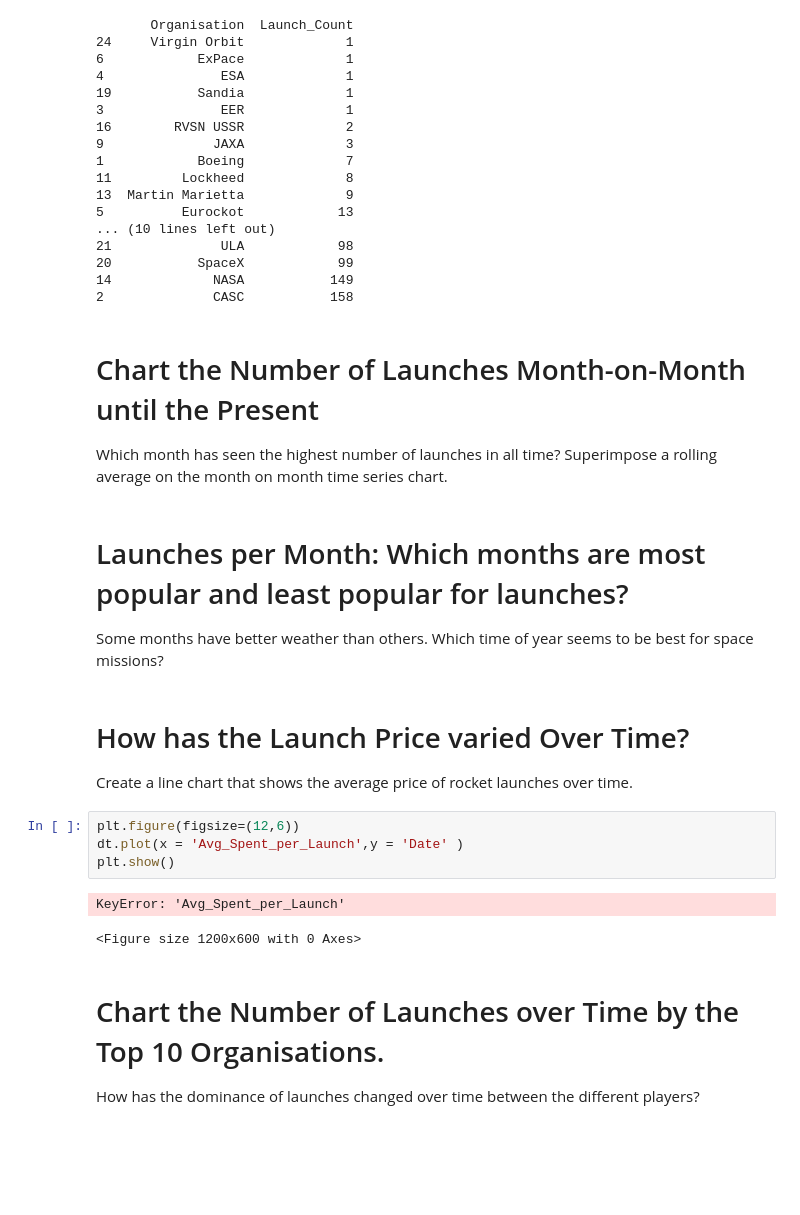
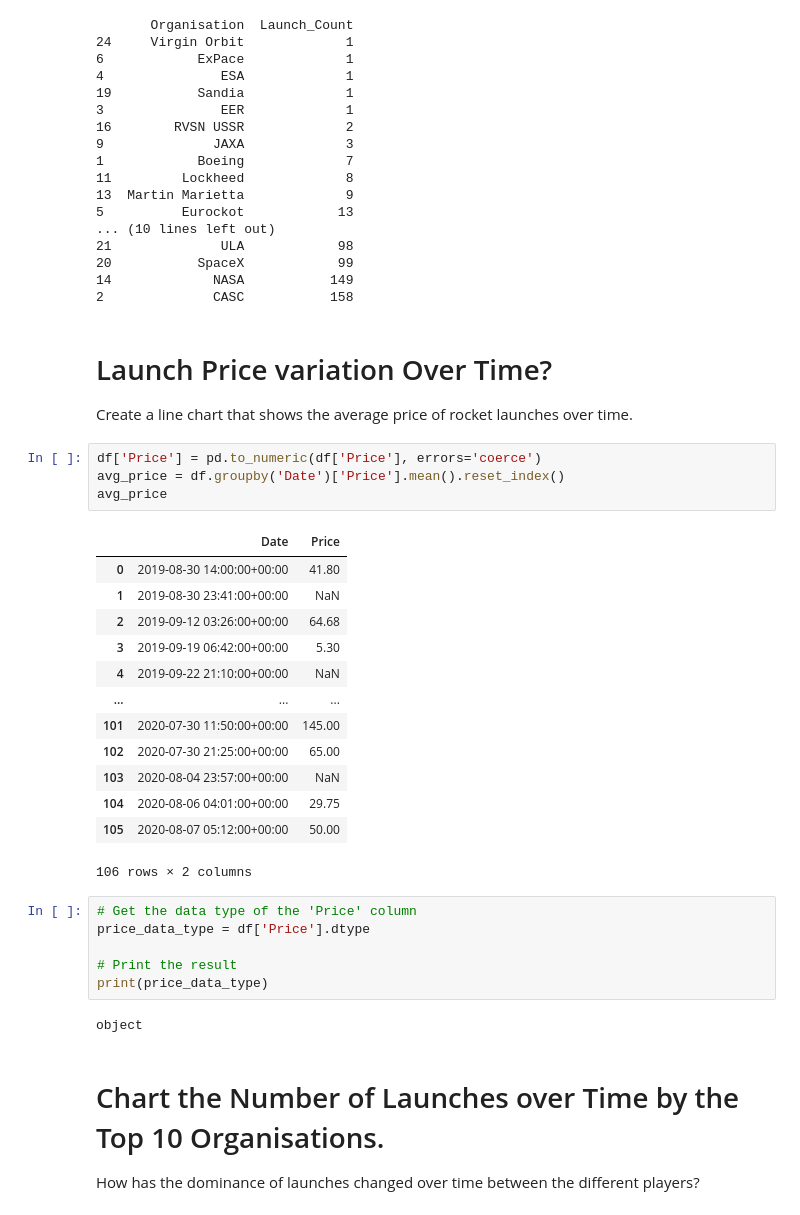
Before and after one commit to Vatsalsrivastava1209/Space-Missions-Analysis, a Jupyter notebook: Space_Missions_Analysis_(start).ipynb, the cells around one changed output. Drawn from its saved outputs; the diff is of its cells as text; blank space fills up the shorter version.

Commit message:
Completed most graphs and analysation

```diff
--- a/Space_Missions_Analysis_(start).ipynb
+++ b/Space_Missions_Analysis_(start).ipynb
@@ -401,25 +399,36 @@ print(launch_sorted)
 20           SpaceX            99
 14             NASA           149
 2              CASC           158
-# %% [markdown]
-# Chart the Number of Launches Month-on-Month until the Present
-
-Which month has seen the highest number of launches in all time? Superimpose a rolling average on the month on month time series chart.
-# %% [markdown]
-# Launches per Month: Which months are most popular and least popular for launches?
-
-Some months have better weather than others. Which time of year seems to be best for space missions?
 # %% [markdown]
-# How has the Launch Price varied Over Time?
+# Launch Price variation Over Time?
 
 Create a line chart that shows the average price of rocket launches over time.
-# %%
-plt.figure(figsize=(12,6))
-dt.plot(x = 'Avg_Spent_per_Launch',y = 'Date' )
-plt.show()
-# %% [output]
-KeyError: 'Avg_Spent_per_Launch'
-<Figure size 1200x600 with 0 Axes>
+# %%
+df['Price'] = pd.to_numeric(df['Price'], errors='coerce')
+avg_price = df.groupby('Date')['Price'].mean().reset_index()
+avg_price
+# %% [output]
+|  | Date | Price |
+| 0 | 2019-08-30 14:00:00+00:00 | 41.80 |
+| 1 | 2019-08-30 23:41:00+00:00 | NaN |
+| 2 | 2019-09-12 03:26:00+00:00 | 64.68 |
+| 3 | 2019-09-19 06:42:00+00:00 | 5.30 |
+| 4 | 2019-09-22 21:10:00+00:00 | NaN |
+| ... | ... | ... |
+| 101 | 2020-07-30 11:50:00+00:00 | 145.00 |
+| 102 | 2020-07-30 21:25:00+00:00 | 65.00 |
+| 103 | 2020-08-04 23:57:00+00:00 | NaN |
+| 104 | 2020-08-06 04:01:00+00:00 | 29.75 |
+| 105 | 2020-08-07 05:12:00+00:00 | 50.00 |
+106 rows × 2 columns
+# %%
+# Get the data type of the 'Price' column
+price_data_type = df['Price'].dtype
+
+# Print the result
+print(price_data_type)
+# %% [output]
+object
 # %% [markdown]
 # Chart the Number of Launches over Time by the Top 10 Organisations.
 
```
Also changed, not shown: parts of 3 cells of this notebook.
